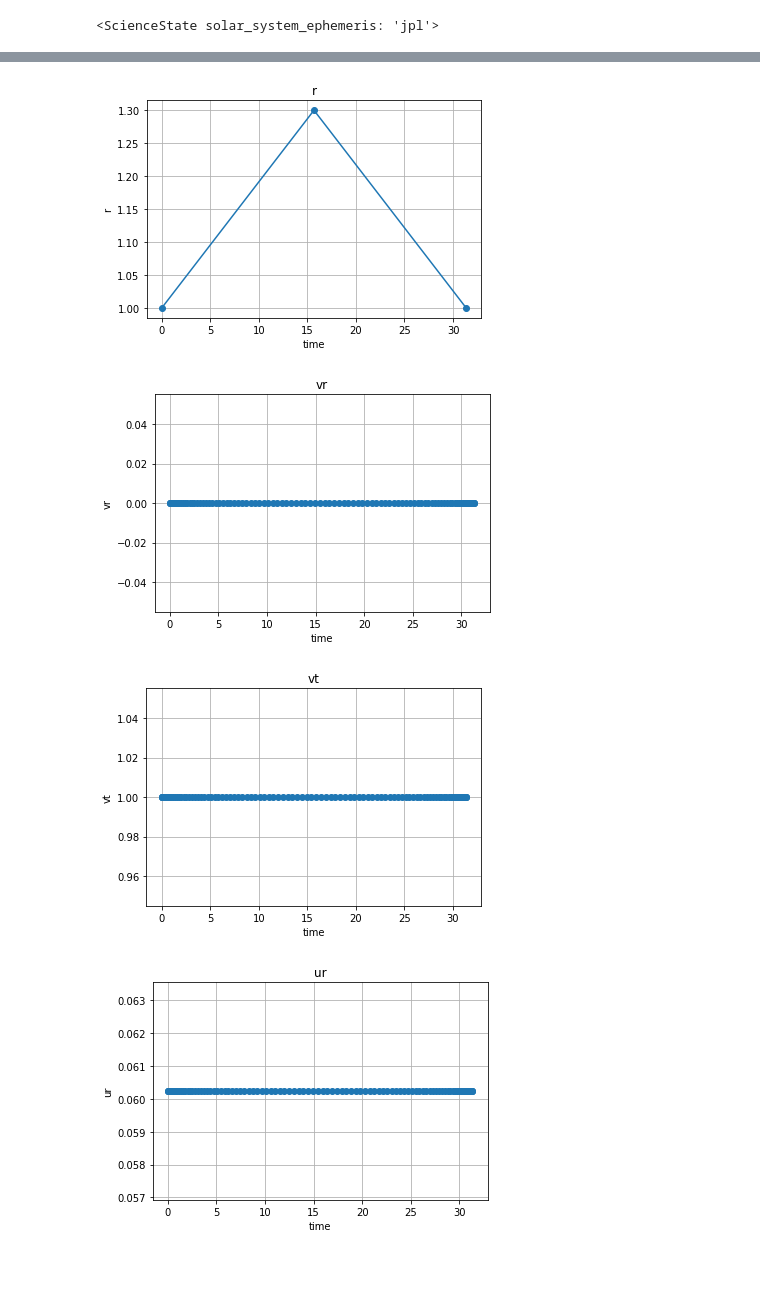
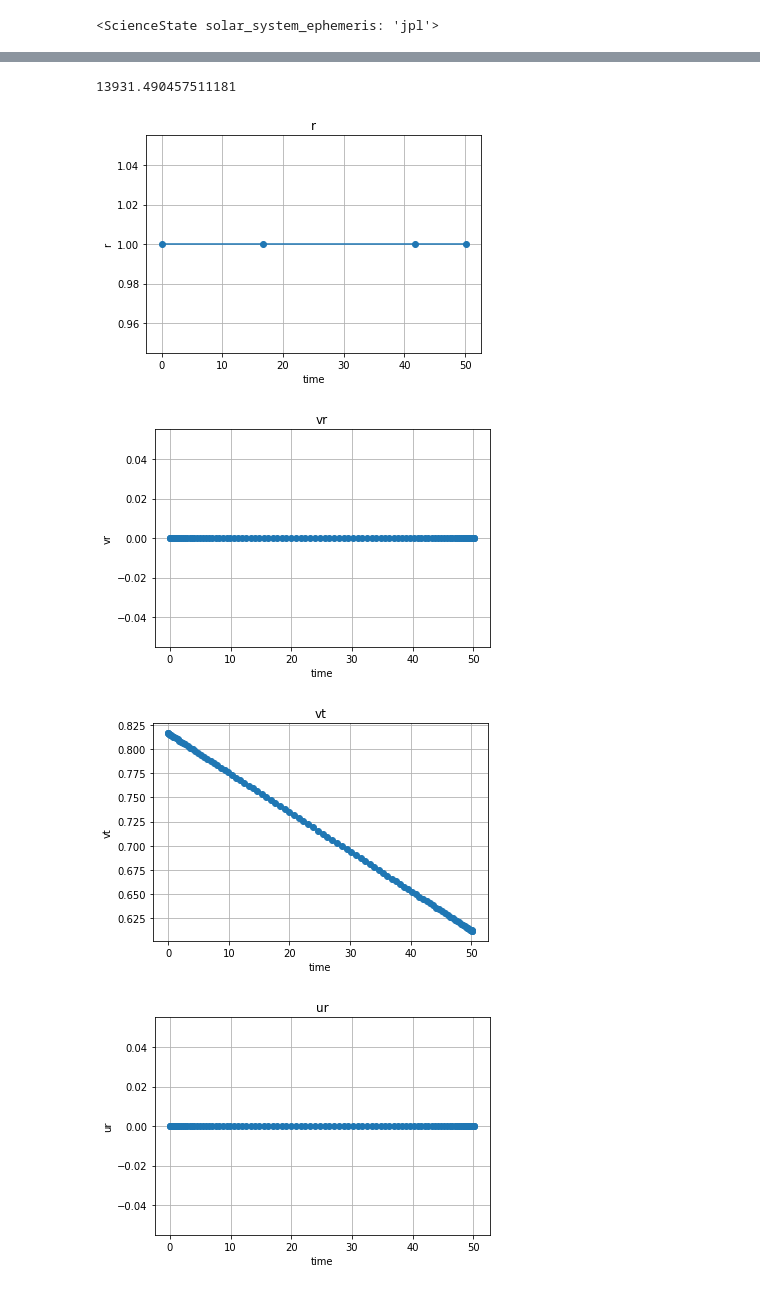
Before and after one commit to iamxanadu/GMAT-SaturnIcyMoonExplorer, a Jupyter notebook: EE_Optimal_Ascent-2controls.ipynb, the cells around one changed output, grey strips where cells are left out. Saved outputs shown, nothing was run; the diff lists cells and outputs as text; code cells hidden in the pictures.

```diff
--- a/EE_Optimal_Ascent-2controls.ipynb
+++ b/EE_Optimal_Ascent-2controls.ipynb
@@ -234,3 +245,7 @@ def running_cost(prob, obj):
+# %%
+np.trapz(x=prob.time_all_section,y=running_cost(prob,obj))*obj.vref
+# %% [output]
+13931.490457511181
 # %%
 
 # ========================
@@ -245,43 +260,43 @@ time_init = [0.0, obj.tf_max]
 n = [100]
 num_states = [3]
 num_controls = [2]
-max_iteration = 6
+max_iteration = 2
 
 flag_savefig = False
 
 savefig_dir = "10_Low_Thrust_Orbit_Transfer/"
 
 # ------------------------
 # set OpenGoddard class for algorithm determination
 prob = Problem(time_init, n, num_states, num_controls, max_iteration)
 
 
 # ========================
 # Initial parameter guess
-t_guess  =                       [0, obj.tf_max/2, obj.tf_max]
-r_guess  = [r*obj.r0    for r in [1, 1.3, 1.0]]
+t_guess  =                       [0, obj.tf_max/3, obj.tf_max*5/6, obj.tf_max]
+r_guess  = [r*obj.r0    for r in [1, 1, 1, 1.0]]
 
 Guess.plot(t_guess,r_guess, "r", "time", "r")
 if(flag_savefig):plt.savefig(savefig_dir + "guess_r" + savefig_add + ".png")
 
 vr_init = Guess.linear(prob.time_all_section, 0, 0)
 Guess.plot(prob.time_all_section, vr_init, "vr", "time", "vr")
 if(flag_savefig):plt.savefig(savefig_dir + "guess_vr" + savefig_add + ".png")
 
-vt_init = Guess.linear(prob.time_all_section, obj.vt0, obj.vt0)
+vt_init = Guess.linear(prob.time_all_section, obj.vt0-obj.v_c3, ve_minus_tangential_min.to(u.m/u.s).value/obj.vref)
 Guess.plot(prob.time_all_section, vt_init, "vt", "time", "vt")
 if(flag_savefig):plt.savefig(savefig_dir + "guess_vt" + savefig_add + ".png")
 
-ur_init = Guess.linear(prob.time_all_section, obj.u_max, obj.u_max)
+ur_init = Guess.linear(prob.time_all_section, 0*obj.u_max, 0*obj.u_max)
 
 Guess.plot(prob.time_all_section, ur_init, "ur", "time", "ur")
 if(flag_savefig):plt.savefig(savefig_dir + "guess_ur1" + savefig_add + ".png")
 
-ut_init = Guess.linear(prob.time_all_section, obj.u_max, obj.u_max)
+ut_init = Guess.linear(prob.time_all_section, 1*obj.u_max, 1*obj.u_max)
 Guess.plot(prob.time_all_section, ut_init, "ut", "time", "ut")
 if(flag_savefig):plt.savefig(savefig_dir + "guess_ut1" + savefig_add + ".png")
 # %% [output]
-[figure, old version]
+[figure, new version]
-[figure, old version]
+[figure, new version]
-[figure, old version]
+[figure, new version]
-[figure, old version]
+[figure, new version]
```
Also changed, not shown: parts of 16 cells of this notebook, 22 other files.
